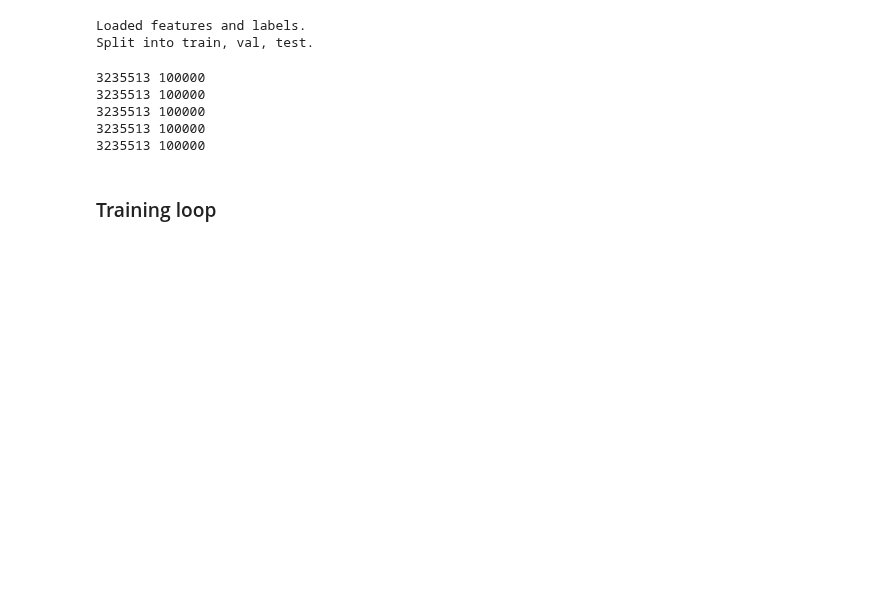
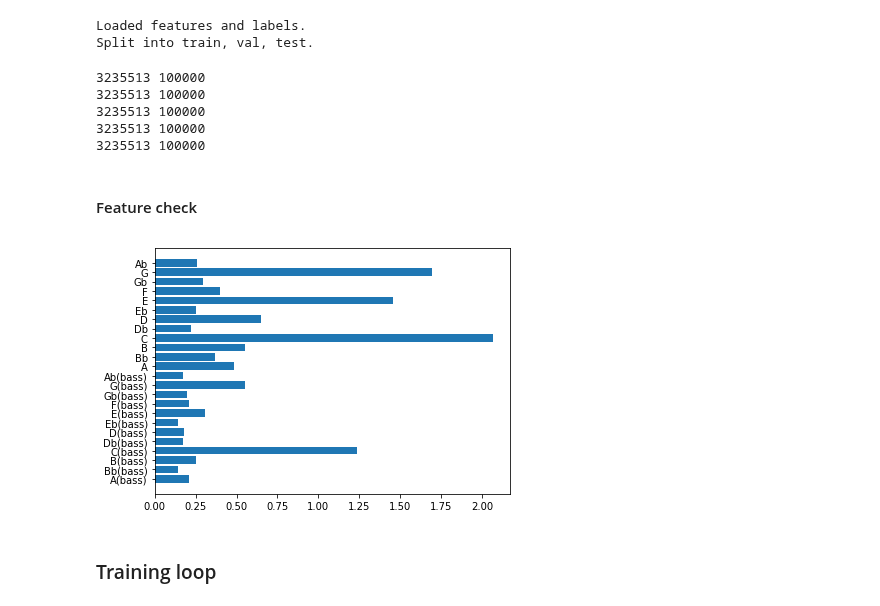
Before and after one commit to cjbayron/autochord, a Jupyter notebook: train.ipynb, the cells around one changed output. Saved outputs shown, nothing was run; the diff lists cells and outputs as text; code cells hidden in the pictures; blank space fills up the shorter version.

Commit message:
add feature check in train

```diff
--- a/train.ipynb
+++ b/train.ipynb
@@ -216,6 +216,20 @@ for train, val in ds.get_next_cv_split():
 3235513 100000
 3235513 100000
 3235513 100000
+# %% [markdown]
+#### Feature check
+# %%
+import numpy as np
+import matplotlib.pyplot as plt
+from dataloader import _CHROMA_FEAT_NAMES
+%matplotlib inline
+
+filt = [train.labels == 1] # c maj
+plt.barh(range(24), np.mean(train.feats[filt], axis=0))
+plt.yticks(range(24), _CHROMA_FEAT_NAMES)
+plt.tight_layout()
+# %% [output]
+[figure, added]
 # %% [markdown]
 ### Training loop
 # %%
```
Also changed, not shown: 2 other files.
